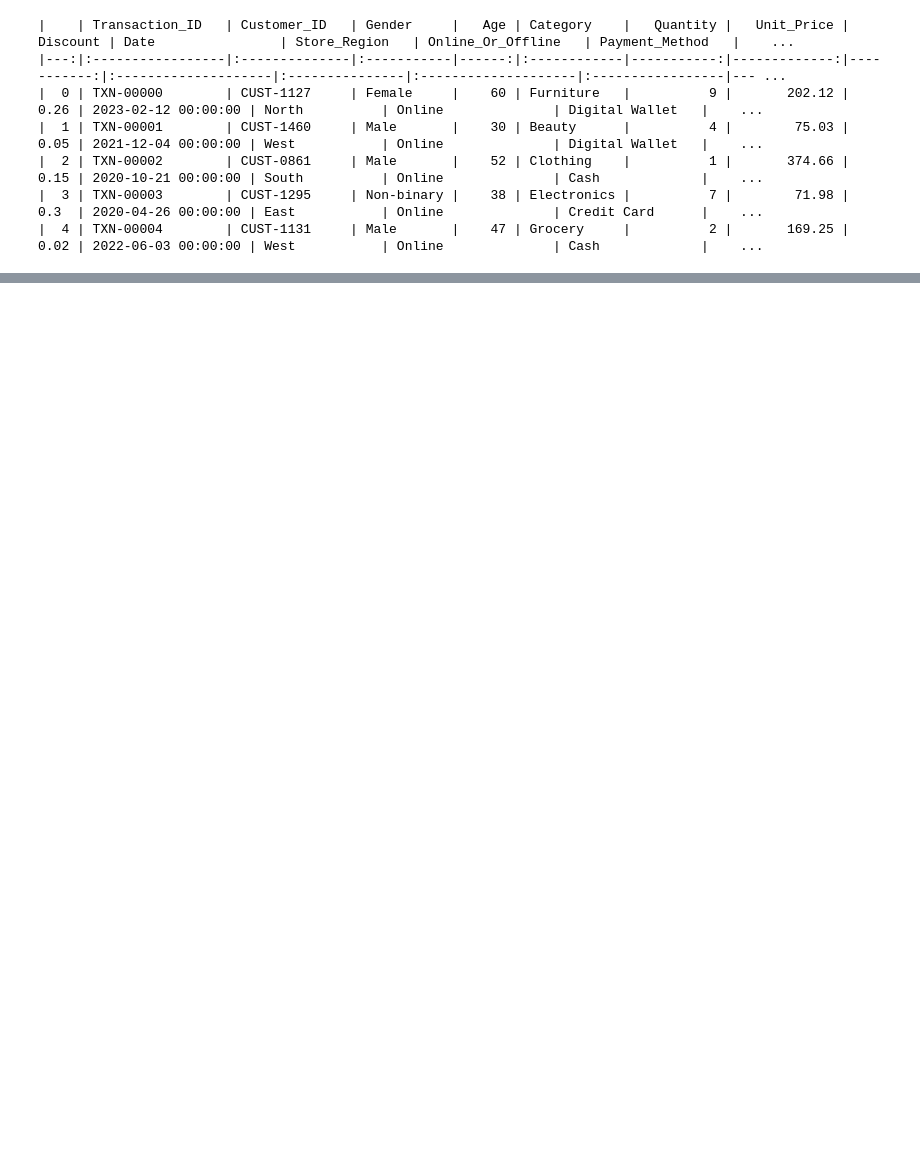
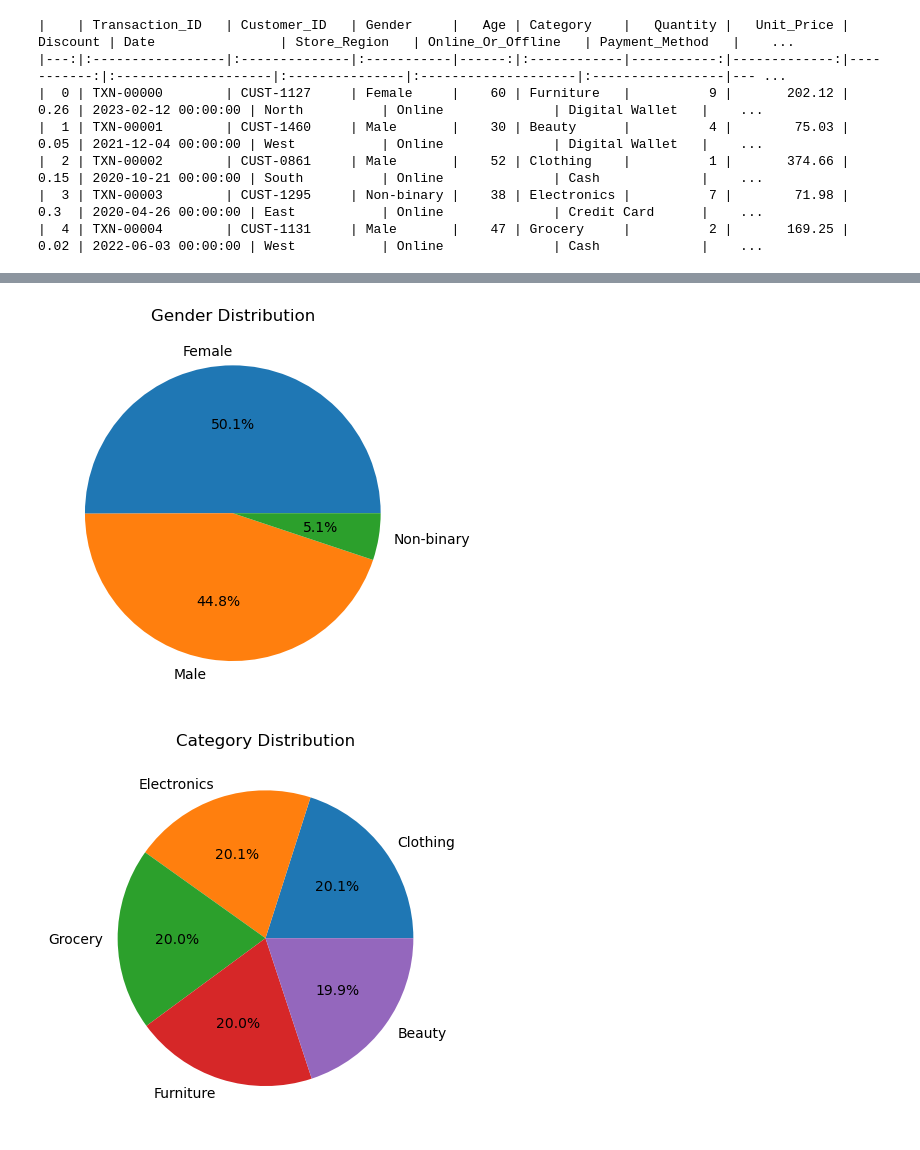
Before and after one commit to WatsonWBlair/cs667, a Jupyter notebook: Projects/Predictive Modeling/retail_exploration.ipynb, the cells around one changed output, grey strips where cells are left out. Saved outputs shown, nothing was run; the diff lists cells and outputs as text; code cells hidden in the pictures; blank space fills up the shorter version.

Commit message:
adds basic catagorical visualizations

```diff
--- a/Projects/Predictive Modeling/retail_exploration.ipynb
+++ b/Projects/Predictive Modeling/retail_exploration.ipynb
@@ -14,0 +50,9 @@ print(rawData.head().to_markdown())
+# %%
+# Distribution of Catagorical Features
+for feature in ['Gender', 'Category', 'Store_Region', 'Online_Or_Offline', 'Payment_Method']:
+    plt.pie(rawData[feature].value_counts(), labels=rawData[feature].value_counts().index, autopct='%1.1f%%')
+    plt.title(feature + ' Distribution')
+    plt.show()
+# %% [output]
+[figure, added]
+[figure, added]
```
Also changed, not shown: parts of 3 cells of this notebook.
